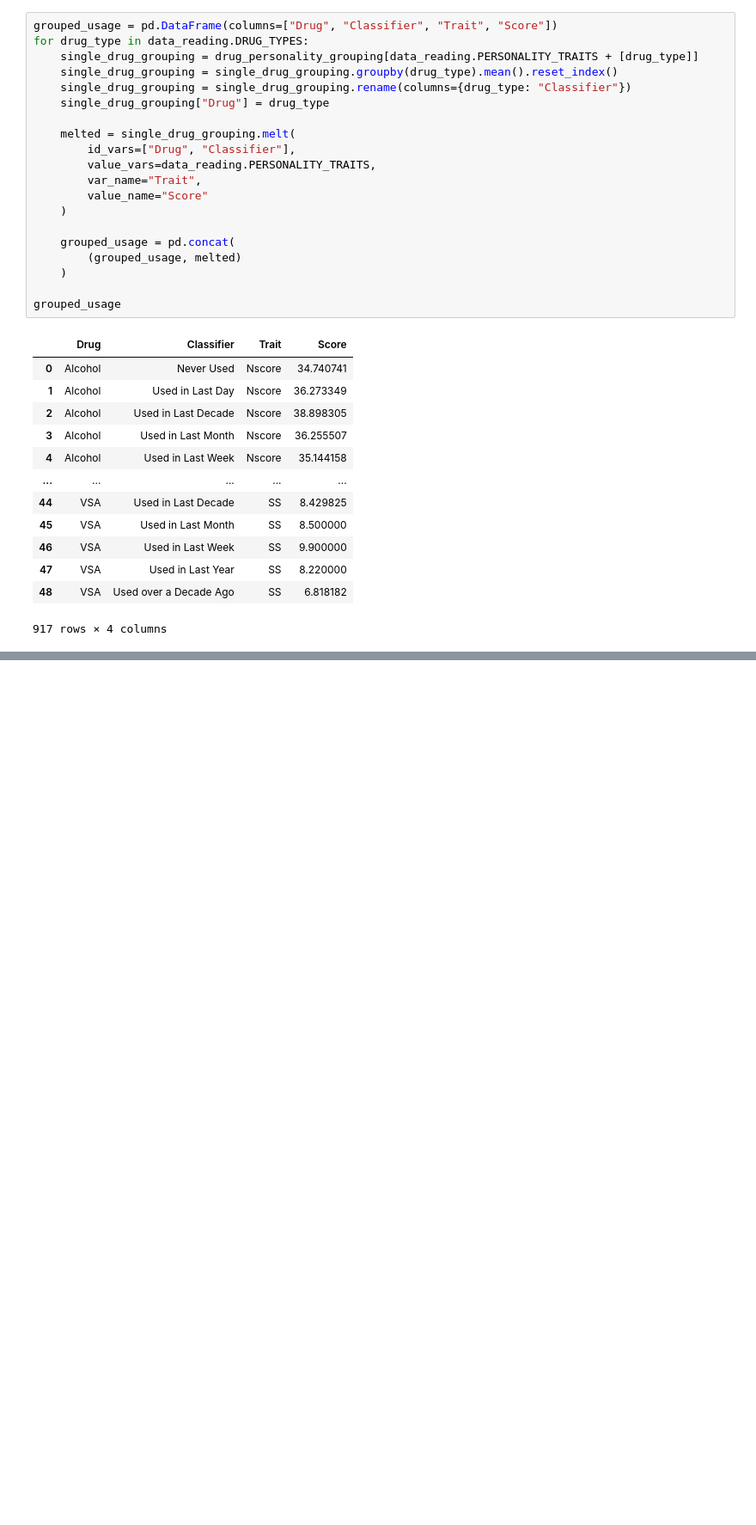
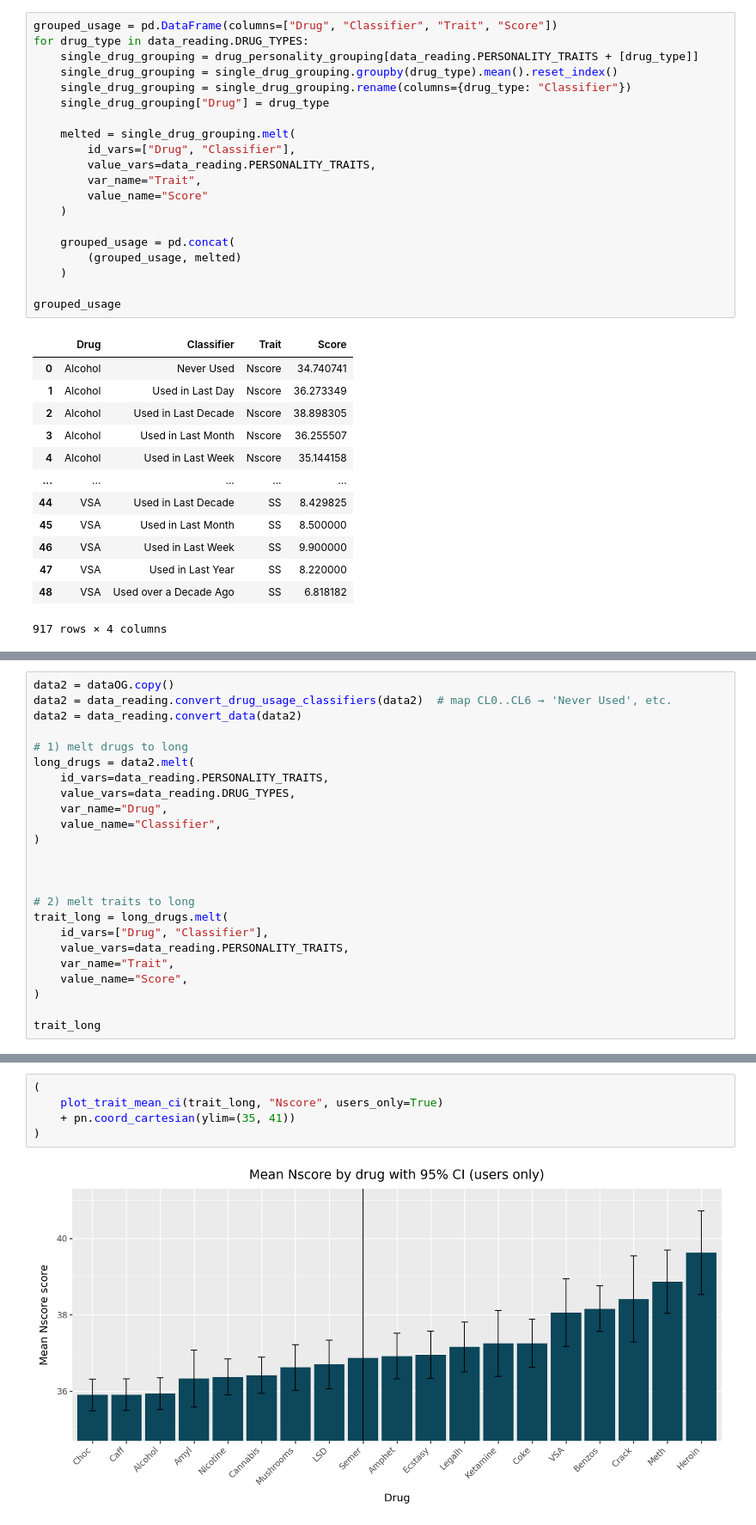
Before and after one commit to RichardMJaks/drug-use-analysis, a Jupyter notebook: main.ipynb, the cells around one changed output, grey strips where cells are left out. Shown at 86% size. Drawn from its saved outputs; the diff is of its cells as text; blank space fills up the shorter version.

```diff
--- a/main.ipynb
+++ b/main.ipynb
@@ -228,0 +266,24 @@ grouped_usage
+# %%
+data2 = dataOG.copy()
+data2 = data_reading.convert_drug_usage_classifiers(data2)  # map CL0..CL6 → 'Never Used', etc.
+data2 = data_reading.convert_data(data2)
+
+# 1) melt drugs to long
+long_drugs = data2.melt(
+    id_vars=data_reading.PERSONALITY_TRAITS,
+    value_vars=data_reading.DRUG_TYPES,
+    var_name="Drug",
+    value_name="Classifier",
+)
+
+
+
+# 2) melt traits to long
+trait_long = long_drugs.melt(
+    id_vars=["Drug", "Classifier"],
+    value_vars=data_reading.PERSONALITY_TRAITS,
+    var_name="Trait",
+    value_name="Score",
+)
+
+trait_long
@@ -228,0 +450,7 @@ grouped_usage
+# %%
+(
+    plot_trait_mean_ci(trait_long, "Nscore", users_only=True)
+    + pn.coord_cartesian(ylim=(35, 41))
+)
+# %% [output]
+[figure, added]
```
Also changed, not shown: parts of 15 cells of this notebook, 1 other file.
